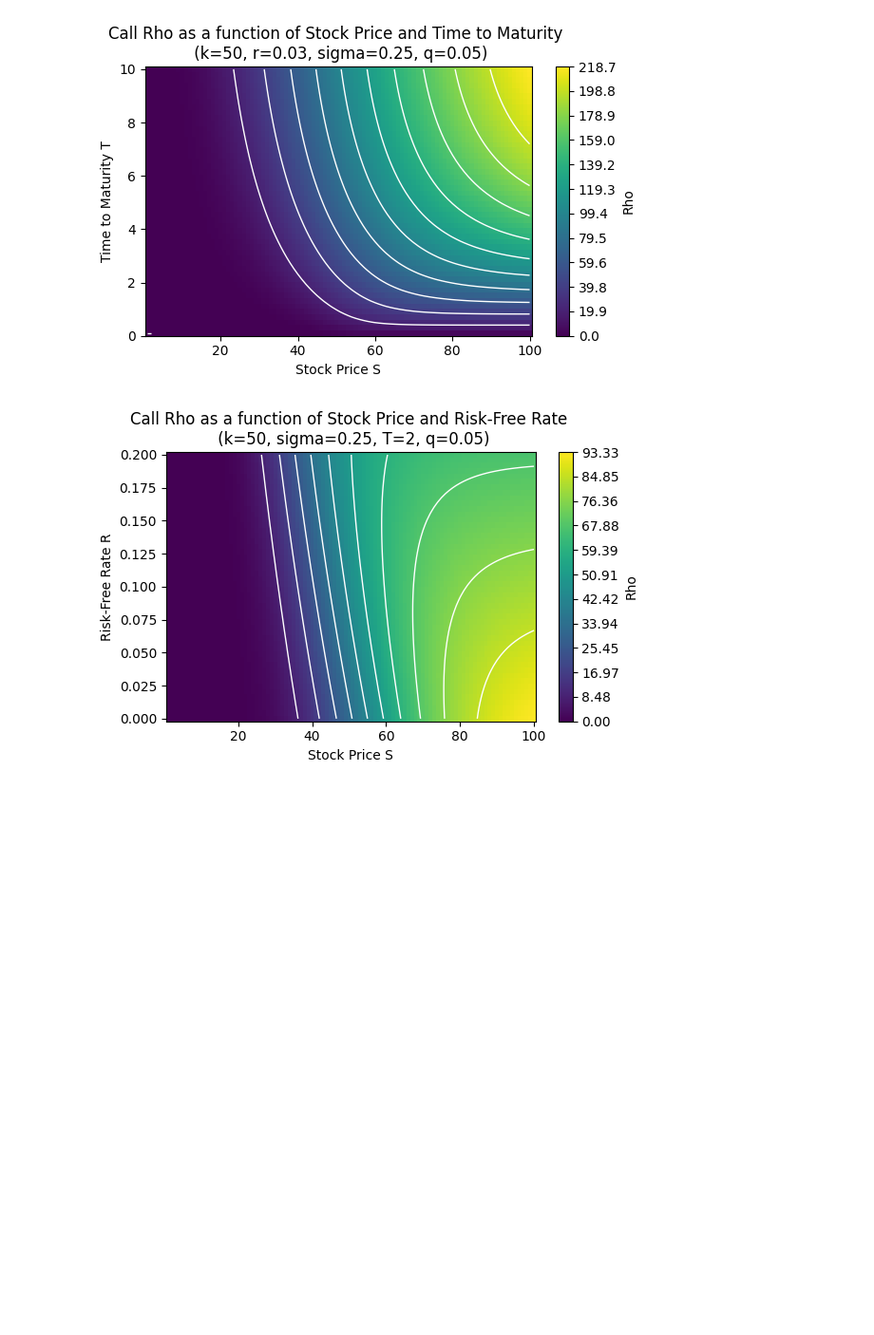
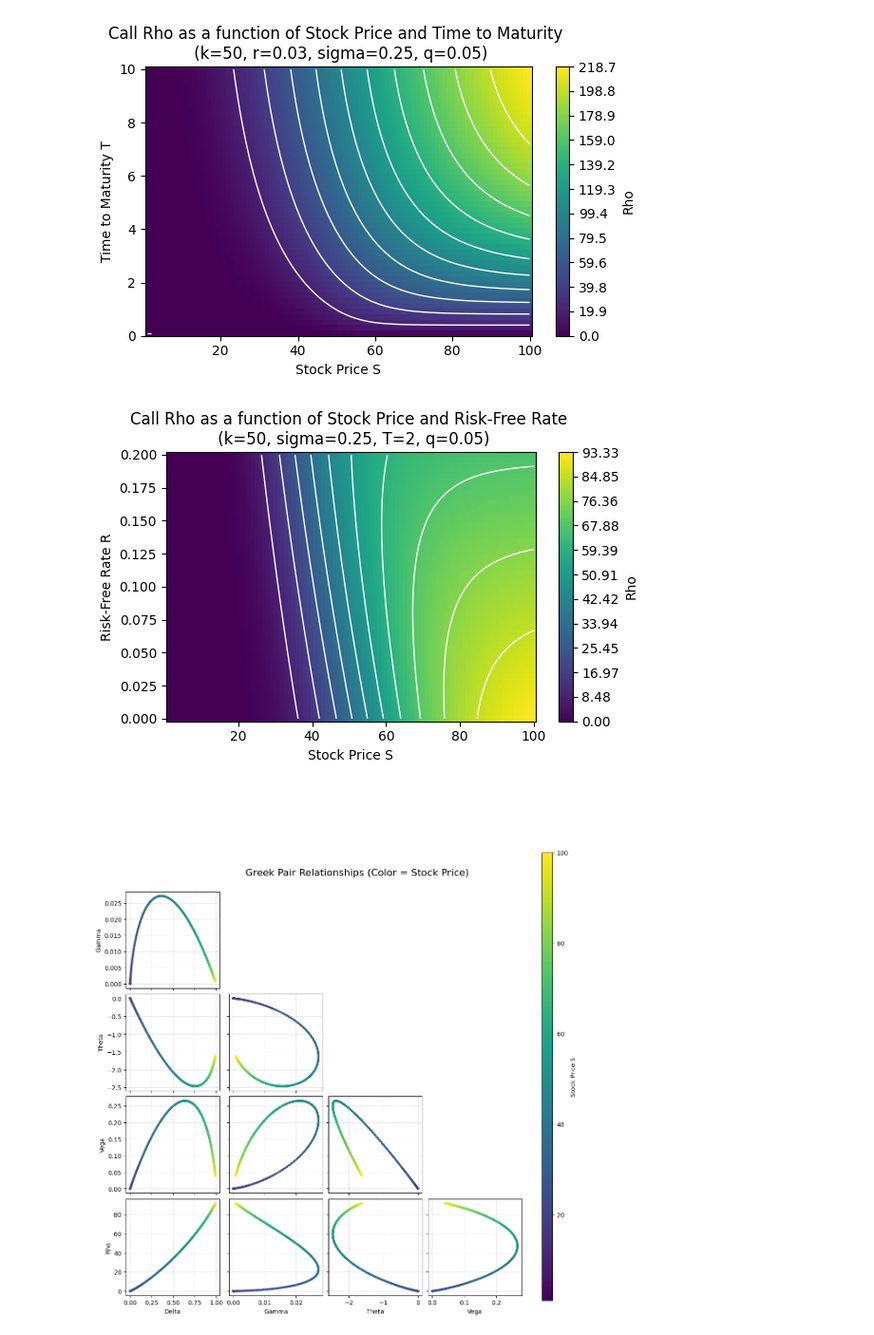
Before and after one commit to hsiuhsil/options_futures_derivatives, a Jupyter notebook: notebooks/demo of greeks.ipynb, the cells around one changed output. Shown at 95% size. Cells and saved outputs as stored; diff of their text form; code cells hidden in the pictures; blank space fills up the shorter version.

Commit message:
Add panel plots to show the Greeks with stock price variation

```diff
--- a/notebooks/demo of greeks.ipynb
+++ b/notebooks/demo of greeks.ipynb
@@ -385,3 +385,61 @@ plt.tight_layout()
 plt.show()
 # %% [output]
 [figure]
+# %%
+import numpy as np
+import matplotlib.pyplot as plt
+
+stocks = np.linspace(1, 100, 300)
+k, r, sigma, T, q = 50, 0.03, 0.25, 2, 0
+
+# Compute Greeks
+greeks = {
+    "Delta": delta(option_type='call', s=stocks, k=k, r=r, sigma=sigma, T=T, q=q),
+    "Gamma": gamma(s=stocks, k=k, r=r, sigma=sigma, T=T, q=q),
+    "Theta": theta(option_type='call', s=stocks, k=k, r=r, sigma=sigma, T=T, q=q),
+    "Vega":  vega(s=stocks, k=k, r=r, sigma=sigma, T=T, q=q),
+    "Rho":   rho(option_type='call', s=stocks, k=k, r=r, sigma=sigma, T=T, q=q)
+}
+
+names = list(greeks.keys())
+n = len(names)
+
+fig, axes = plt.subplots(n, n, figsize=(12, 12), constrained_layout=True)
+
+for i in range(n):
+    for j in range(n):
+        ax = axes[i, j]
+
+        if i > j:  # lower triangle only
+            x_name = names[j]
+            y_name = names[i]
+
+            sc = ax.scatter(greeks[x_name], greeks[y_name], c=stocks,
+                cmap='viridis', s=8
+            )
+
+            ax.grid(True, linestyle='--', alpha=0.4)
+
+            if i == n - 1:
+                ax.set_xlabel(x_name)
+            else:
+                ax.set_xticklabels([])
+
+            if j == 0:
+                ax.set_ylabel(y_name)
+            else:
+                ax.set_yticklabels([])
+
+        else:
+            ax.axis("off")
+
+
+cbar_ax = fig.add_axes([0.85, 0.03, 0.02, 0.85])
+cbar = fig.colorbar(sc, cax=cbar_ax)
+cbar.set_label("Stock Price S")
+
+fig.suptitle( "Greek Pair Relationships (Color = Stock Price)", fontsize=16, y=0.85)
+
+plt.show()
+# %% [output]
+[figure, added]
```
Also changed, not shown: parts of 1 cell of this notebook.
